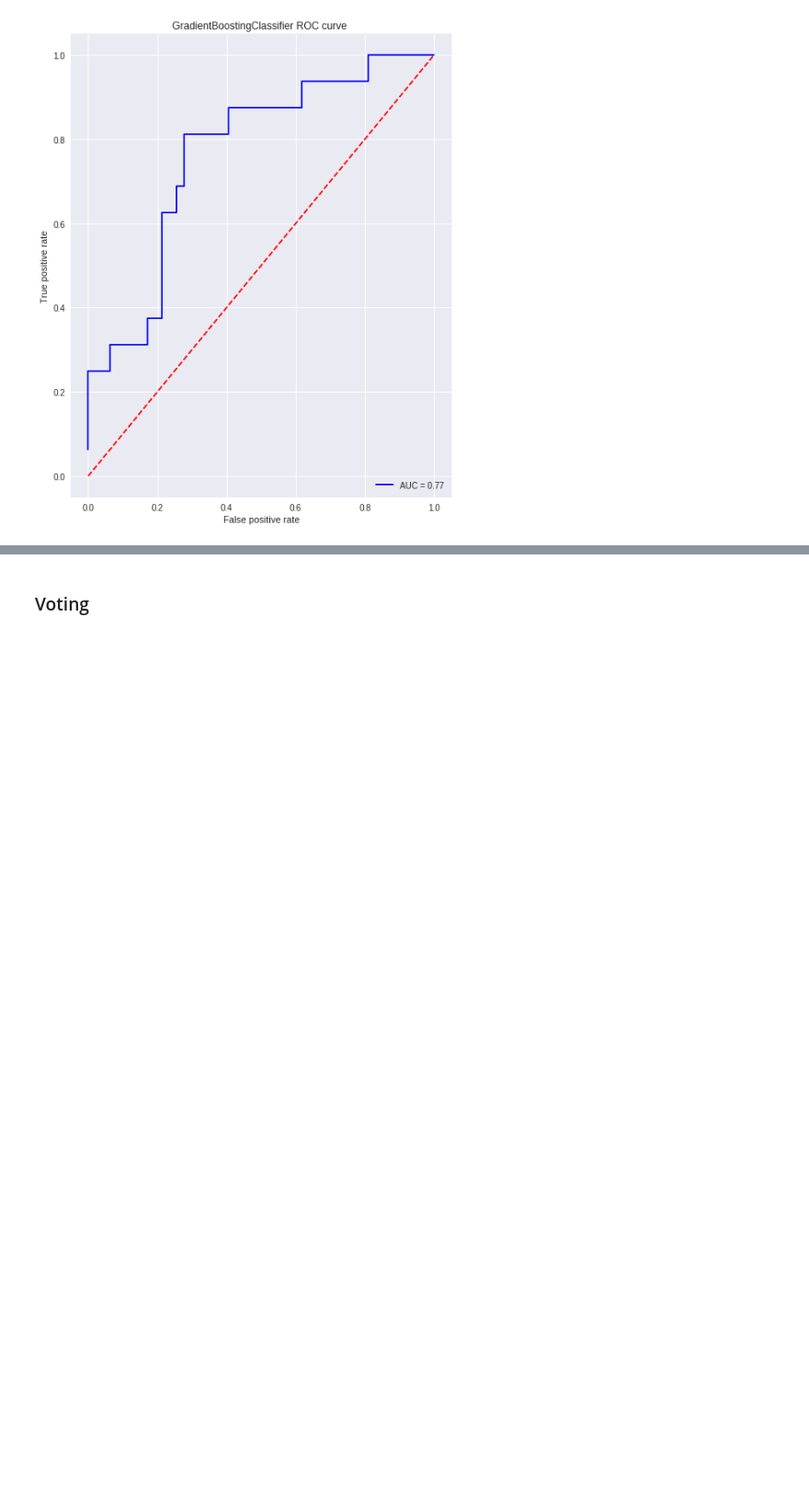
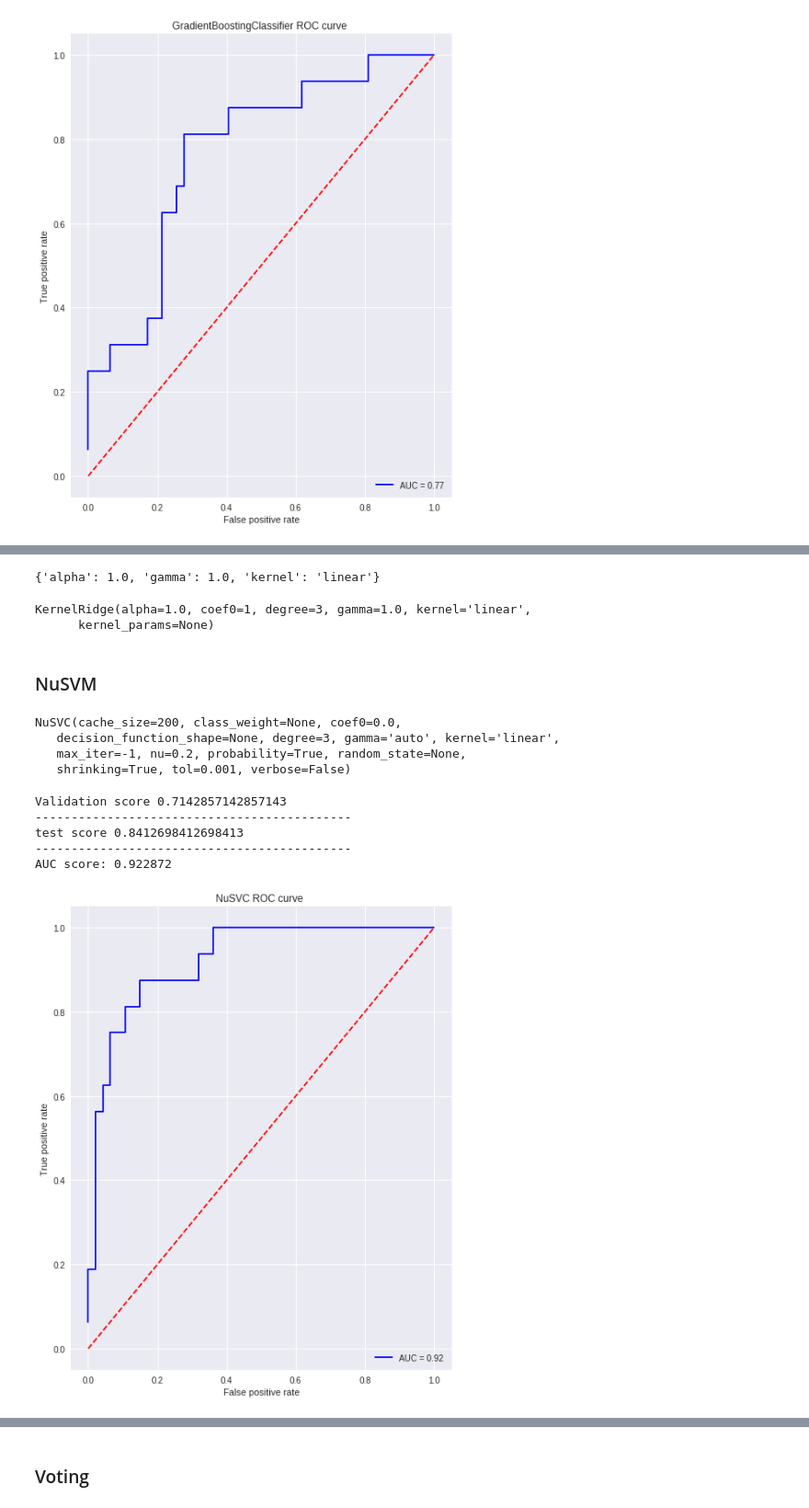
Before and after one commit to BYSD/Early-stage-breast-cancer-project, a Jupyter notebook: project.ipynb, the cells around one changed output, grey strips where cells are left out. Shown at 92% size. Saved outputs shown, nothing was run; the diff lists cells and outputs as text; code cells hidden in the pictures; blank space fills up the shorter version.

```diff
--- a/project.ipynb
+++ b/project.ipynb
@@ -373,0 +390,34 @@ AUC score: 0.767287
+# %%
+KernelRidge_param_selection(Xtrain, Ytrain)
+# %% [output]
+{'alpha': 1.0, 'gamma': 1.0, 'kernel': 'linear'}
+# %%
+kr = KernelRidge(alpha=1.0, kernel='linear', gamma=1.0)
+kr.fit(Xtrain, Ytrain)
+# %% [output]
+KernelRidge(alpha=1.0, coef0=1, degree=3, gamma=1.0, kernel='linear',
+      kernel_params=None)
+# %% [markdown]
+### NuSVM
+# %%
+nusvc = NuSVC(nu=0.2, kernel='linear', probability=True)
+# %%
+nusvc.fit(Xtrain, Ytrain)
+# %% [output]
+NuSVC(cache_size=200, class_weight=None, coef0=0.0,
+   decision_function_shape=None, degree=3, gamma='auto', kernel='linear',
+   max_iter=-1, nu=0.2, probability=True, random_state=None,
+   shrinking=True, tol=0.001, verbose=False)
+# %%
+print("Validation score",nusvc.score(Xval,Yval))
+print("--------------------------------------------")
+print("test score",nusvc.score(Xtest,Ytest))
+print("--------------------------------------------")
+threshold = plot_roc(nusvc, Xtest, Ytest)
+# %% [output]
+Validation score 0.7142857142857143
+--------------------------------------------
+test score 0.8412698412698413
+--------------------------------------------
+AUC score: 0.922872
+[figure, added]
```
Also changed, not shown: parts of 20 cells of this notebook.
